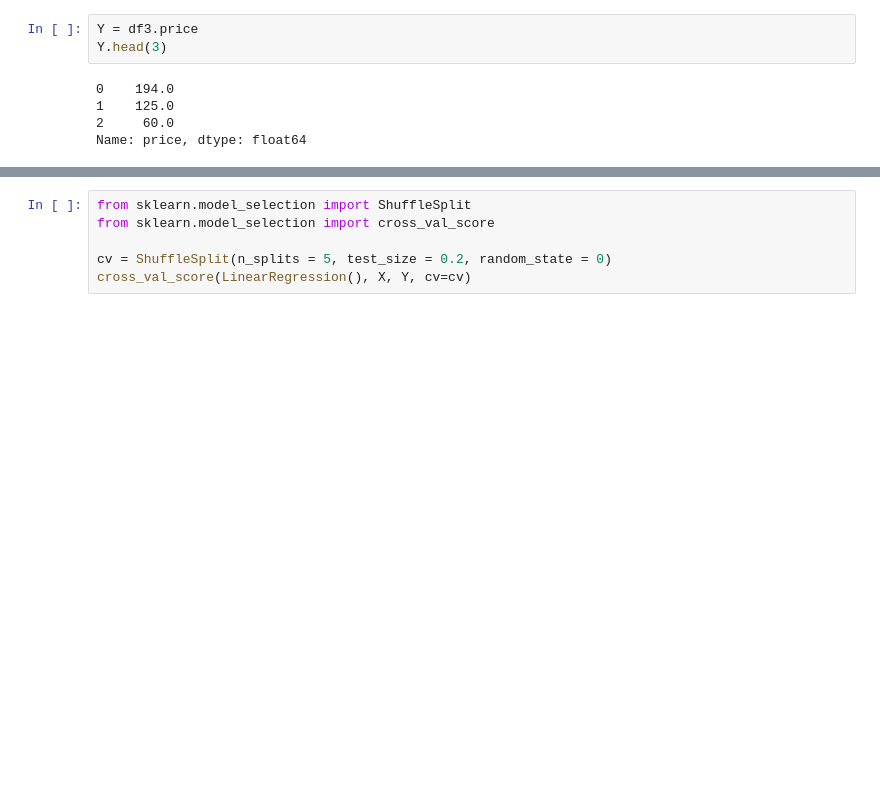
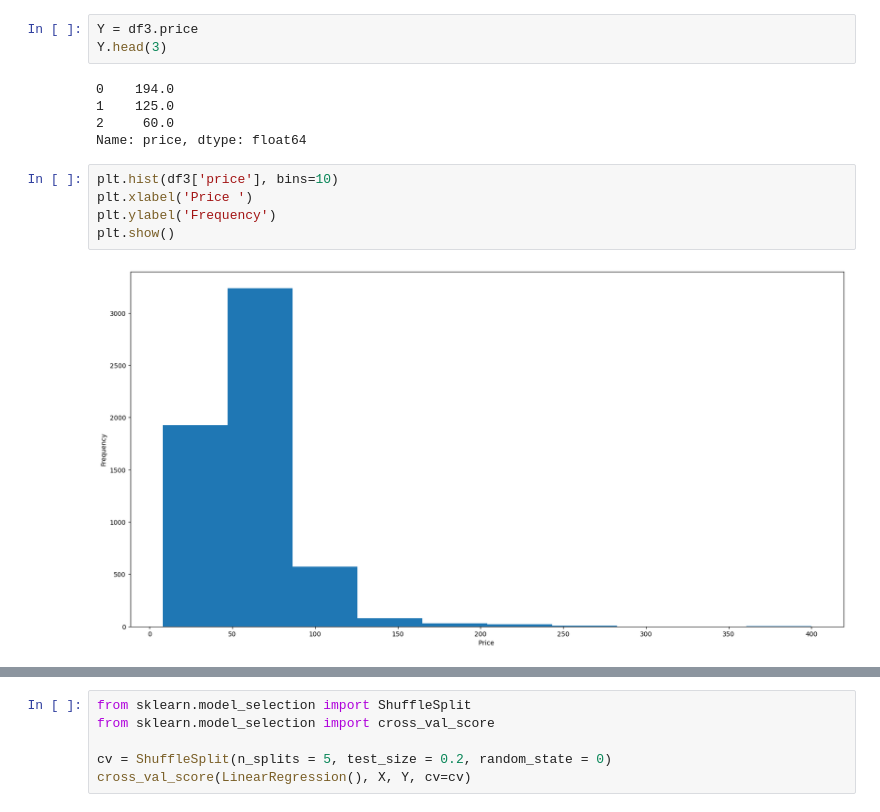
Before and after one commit to wswu001/Real_Estate_Prediction, a Jupyter notebook: data_modeling.ipynb, the cells around one changed output, grey strips where cells are left out. Cells and saved outputs as stored; diff of their text form; blank space fills up the shorter version.

```diff
--- a/data_modeling.ipynb
+++ b/data_modeling.ipynb
@@ -66,3 +83,10 @@ Y.head(3)
 1    125.0
 2     60.0
 Name: price, dtype: float64
+# %%
+plt.hist(df3['price'], bins=10)
+plt.xlabel('Price ')
+plt.ylabel('Frequency')
+plt.show()
+# %% [output]
+[figure, added]
```
Also changed, not shown: parts of 19 cells of this notebook.
